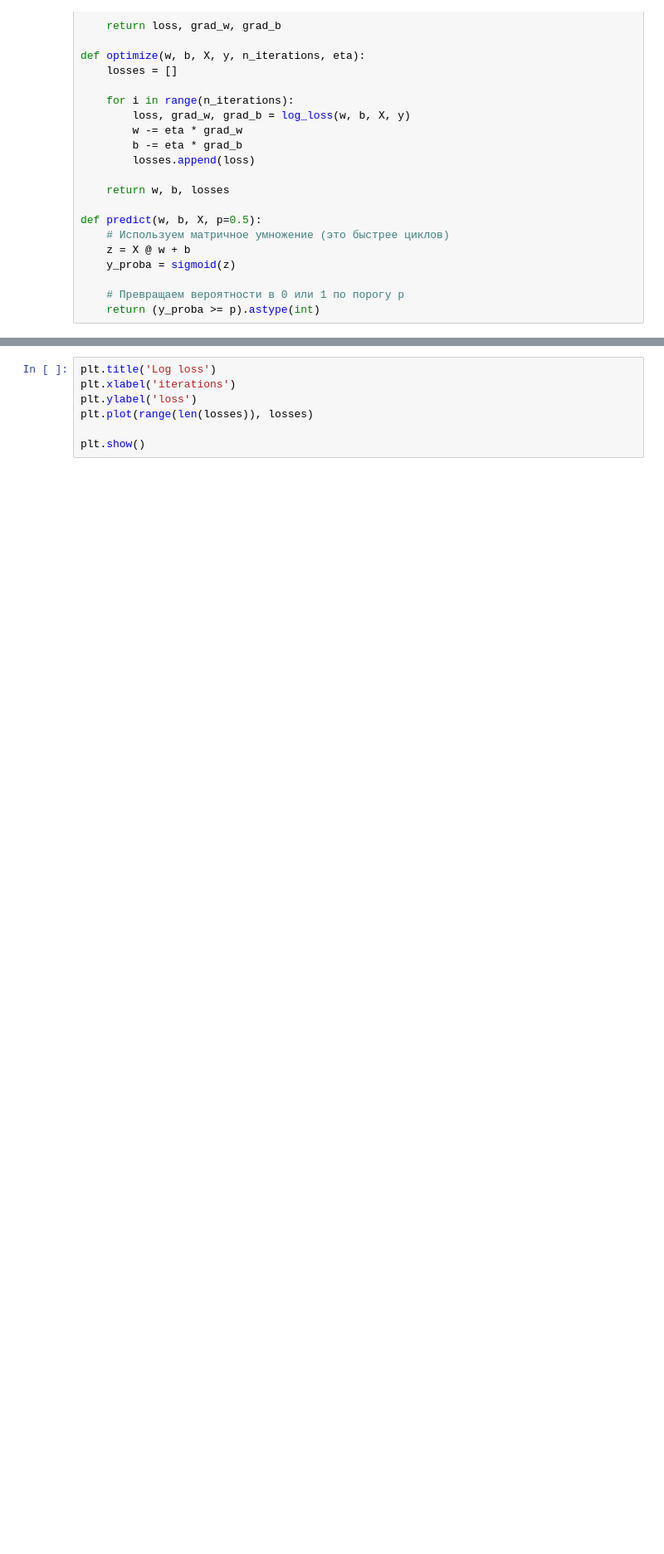
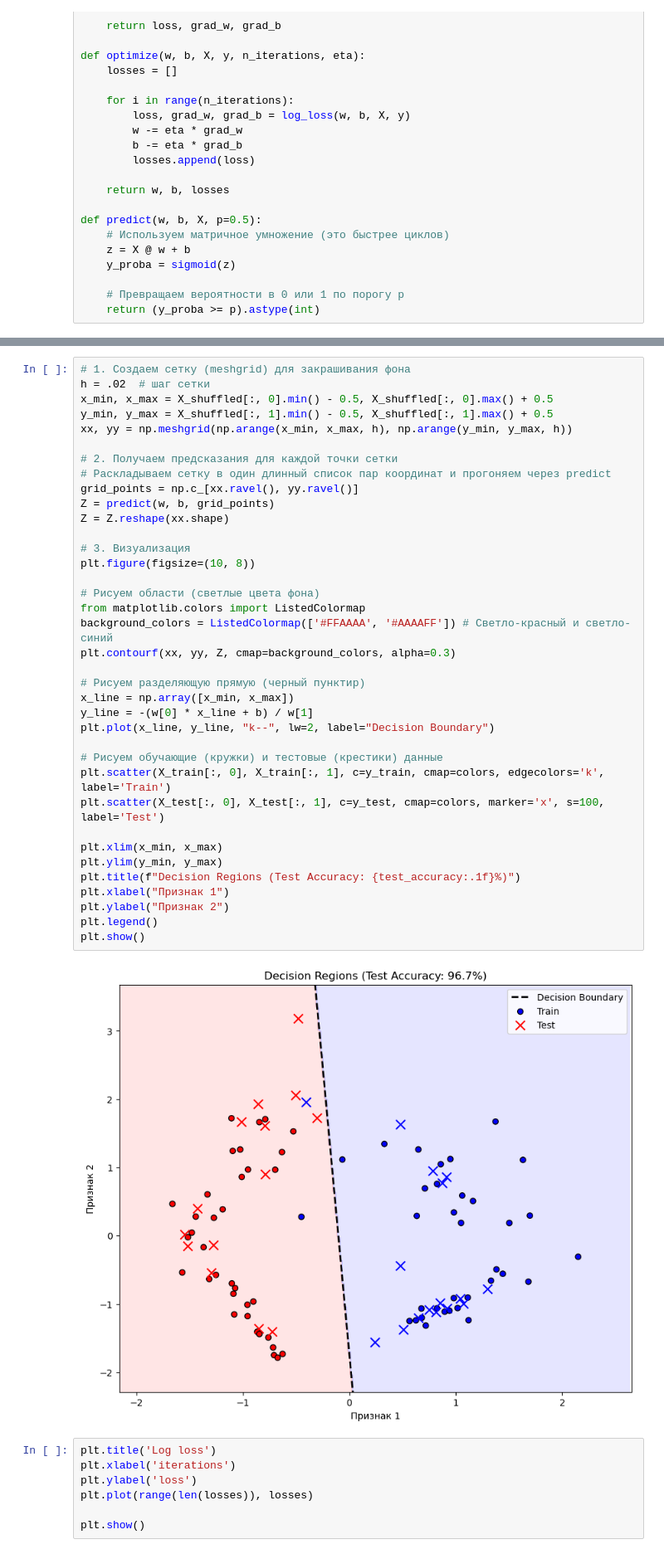
Before and after one commit to iTonyJah/DataScience, a Jupyter notebook: Edu/classical_ml/classical_ml_test.ipynb, the cells around one changed output, grey strips where cells are left out. Shown at 83% size. Drawn from its saved outputs; the diff is of its cells as text; blank space fills up the shorter version.

```diff
--- a/Edu/classical_ml/classical_ml_test.ipynb
+++ b/Edu/classical_ml/classical_ml_test.ipynb
@@ -1426,3 +1460,42 @@ plt.show()
+# %%
+# 1. Создаем сетку (meshgrid) для закрашивания фона
+h = .02  # шаг сетки
+x_min, x_max = X_shuffled[:, 0].min() - 0.5, X_shuffled[:, 0].max() + 0.5
+y_min, y_max = X_shuffled[:, 1].min() - 0.5, X_shuffled[:, 1].max() + 0.5
+xx, yy = np.meshgrid(np.arange(x_min, x_max, h), np.arange(y_min, y_max, h))
+
+# 2. Получаем предсказания для каждой точки сетки
+# Раскладываем сетку в один длинный список пар координат и прогоняем через predict
+grid_points = np.c_[xx.ravel(), yy.ravel()]
+Z = predict(w, b, grid_points)
+Z = Z.reshape(xx.shape)
+
+# 3. Визуализация
+plt.figure(figsize=(10, 8))
+
+# Рисуем области (светлые цвета фона)
+from matplotlib.colors import ListedColormap
+background_colors = ListedColormap(['#FFAAAA', '#AAAAFF']) # Светло-красный и светло-синий
+plt.contourf(xx, yy, Z, cmap=background_colors, alpha=0.3)
+
+# Рисуем разделяющую прямую (черный пунктир)
+x_line = np.array([x_min, x_max])
+y_line = -(w[0] * x_line + b) / w[1]
+plt.plot(x_line, y_line, "k--", lw=2, label="Decision Boundary")
+
+# Рисуем обучающие (кружки) и тестовые (крестики) данные
+plt.scatter(X_train[:, 0], X_train[:, 1], c=y_train, cmap=colors, edgecolors='k', label='Train')
+plt.scatter(X_test[:, 0], X_test[:, 1], c=y_test, cmap=colors, marker='x', s=100, label='Test')
+
+plt.xlim(x_min, x_max)
+plt.ylim(y_min, y_max)
+plt.title(f"Decision Regions (Test Accuracy: {test_accuracy:.1f}%)")
+plt.xlabel("Признак 1")
+plt.ylabel("Признак 2")
+plt.legend()
+plt.show()
+# %% [output]
+[figure, added]
 # %%
 plt.title('Log loss')
 plt.xlabel('iterations')
```
Also changed, not shown: parts of 6 cells of this notebook.
